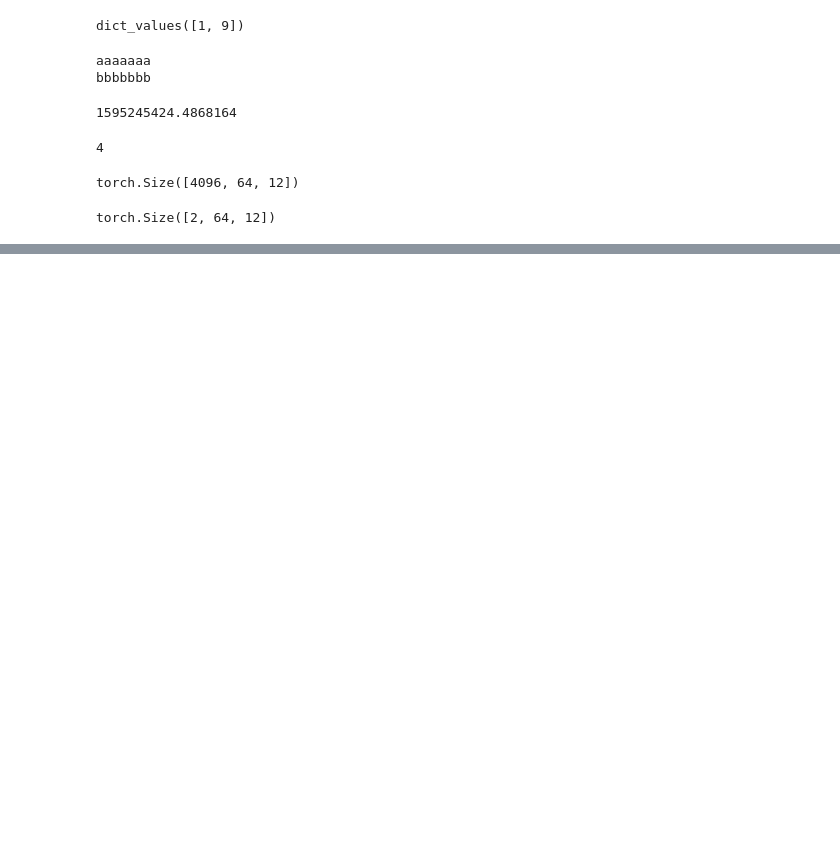
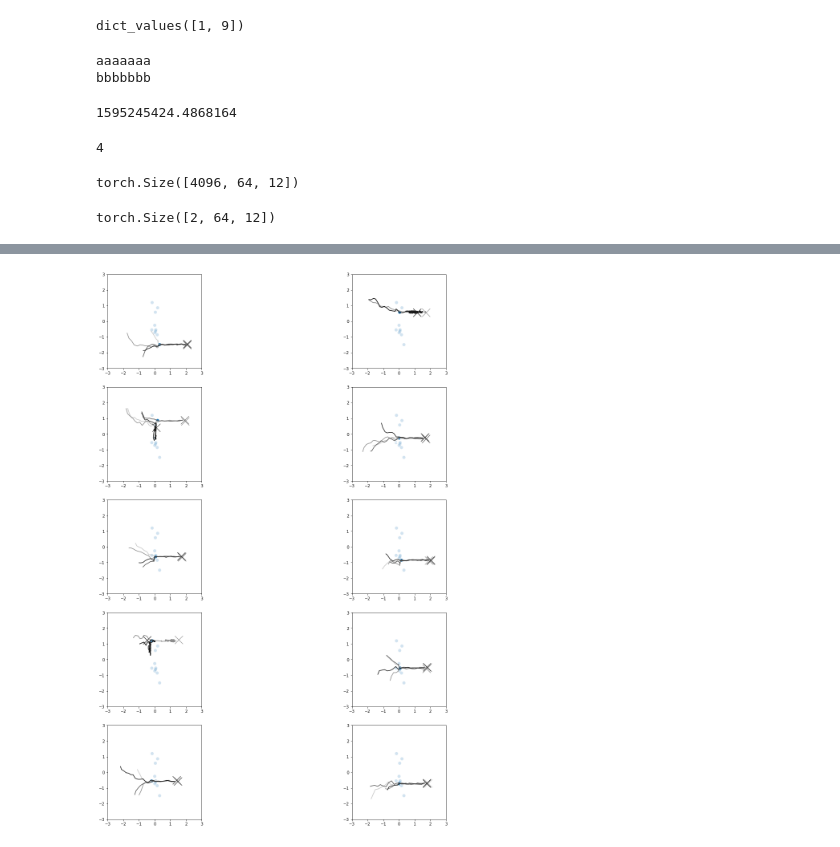
Before and after one commit to alvaroprat97/MetaRobot, a Jupyter notebook: testing.ipynb, the cells around one changed output, grey strips where cells are left out. Cells and saved outputs as stored; diff of their text form; code cells hidden in the pictures; blank space fills up the shorter version.

```diff
--- a/testing.ipynb
+++ b/testing.ipynb
@@ -516,0 +775,4 @@ torch.Size([2, 64, 12])
+# %%
+plot_trajectories(all_paths = all_paths_traj_sparse, num_trajs = 5)
+# %% [output]
+[figure, added]
```
Also changed, not shown: parts of 6 cells of this notebook, 18 other files.
